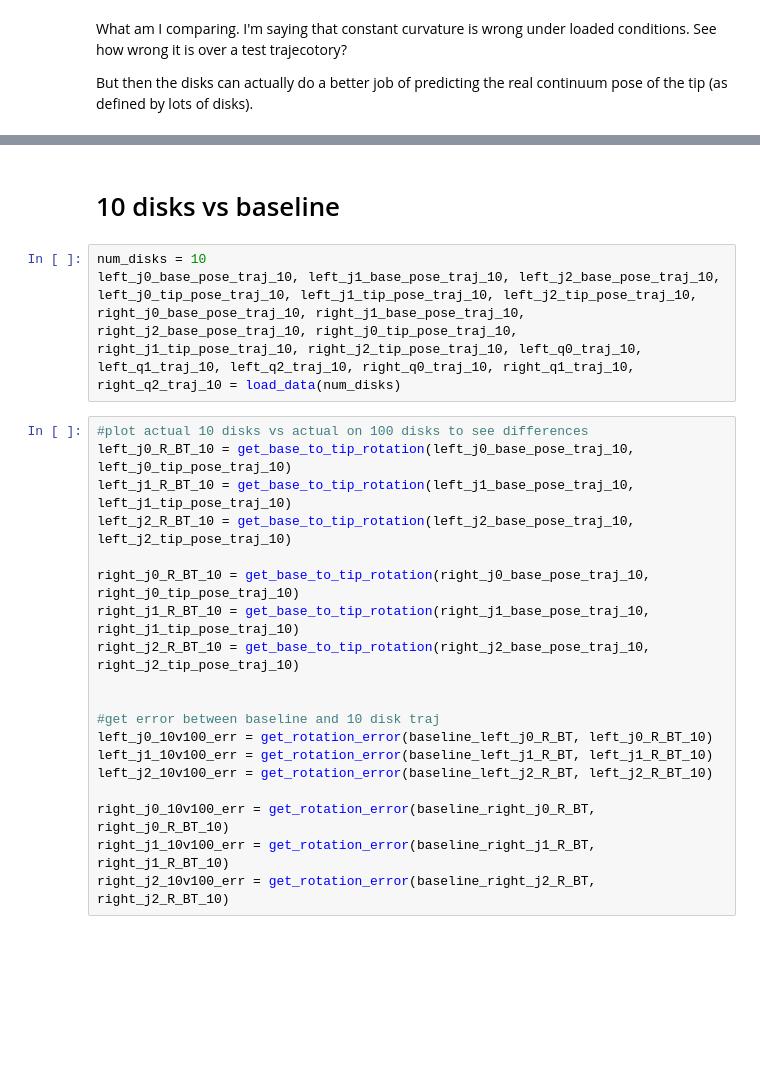
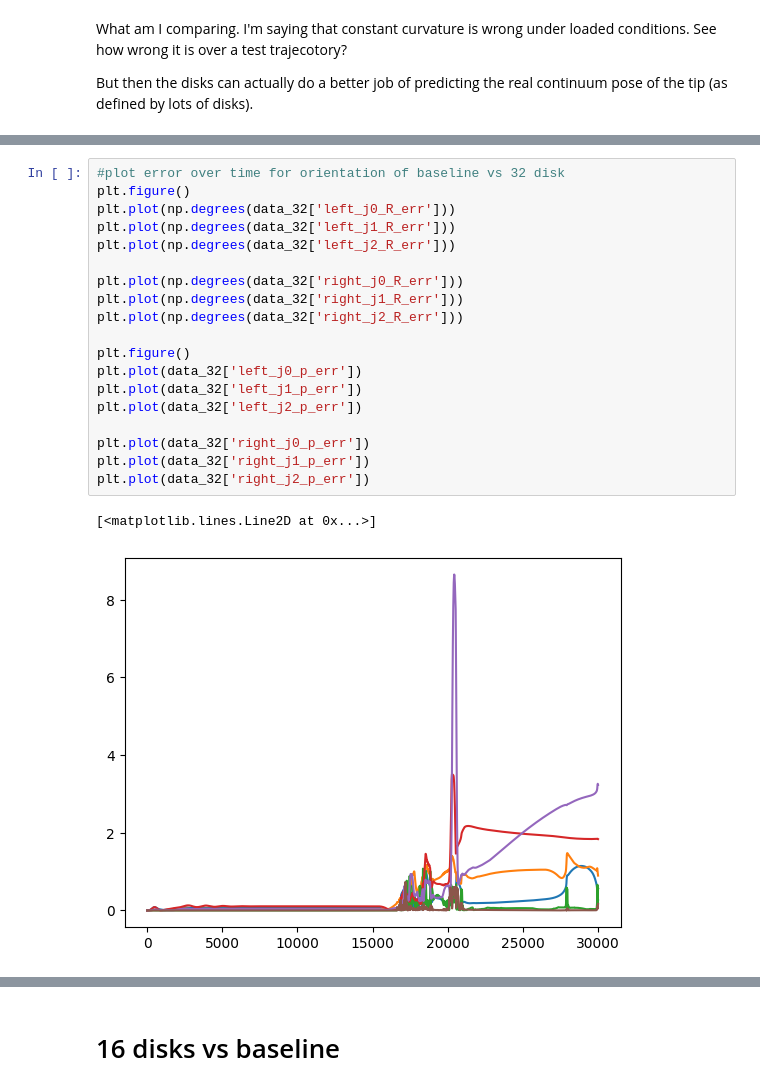
Before and after one commit to byu-rad-lab/baloo-gym, a Jupyter notebook: paper_stuff/constant_curvature_experiment/kinematics_experiment.ipynb, the cells around one changed output, grey strips where cells are left out. Drawn from its saved outputs; the diff is of its cells as text; blank space fills up the shorter version.

```diff
--- a/paper_stuff/constant_curvature_experiment/kinematics_experiment.ipynb
+++ b/paper_stuff/constant_curvature_experiment/kinematics_experiment.ipynb
@@ -286,0 +301,22 @@ plt.show()
+# %%
+#plot error over time for orientation of baseline vs 32 disk
+plt.figure()
+plt.plot(np.degrees(data_32['left_j0_R_err']))
+plt.plot(np.degrees(data_32['left_j1_R_err']))
+plt.plot(np.degrees(data_32['left_j2_R_err']))
+
+plt.plot(np.degrees(data_32['right_j0_R_err']))
+plt.plot(np.degrees(data_32['right_j1_R_err']))
+plt.plot(np.degrees(data_32['right_j2_R_err']))
+
+plt.figure()
+plt.plot(data_32['left_j0_p_err'])
+plt.plot(data_32['left_j1_p_err'])
+plt.plot(data_32['left_j2_p_err'])
+
+plt.plot(data_32['right_j0_p_err'])
+plt.plot(data_32['right_j1_p_err'])
+plt.plot(data_32['right_j2_p_err'])
+# %% [output]
+[<matplotlib.lines.Line2D at 0x...>]
+[figure, added]
@@ -287,24 +324,2 @@ plt.show()
 # %% [markdown]
-# 10 disks vs baseline
+# 16 disks vs baseline
-# %%
-num_disks = 10
-left_j0_base_pose_traj_10, left_j1_base_pose_traj_10, left_j2_base_pose_traj_10, left_j0_tip_pose_traj_10, left_j1_tip_pose_traj_10, left_j2_tip_pose_traj_10, right_j0_base_pose_traj_10, right_j1_base_pose_traj_10, right_j2_base_pose_traj_10, right_j0_tip_pose_traj_10, right_j1_tip_pose_traj_10, right_j2_tip_pose_traj_10, left_q0_traj_10, left_q1_traj_10, left_q2_traj_10, right_q0_traj_10, right_q1_traj_10, right_q2_traj_10 = load_data(num_disks)
-# %%
-#plot actual 10 disks vs actual on 100 disks to see differences
-left_j0_R_BT_10 = get_base_to_tip_rotation(left_j0_base_pose_traj_10, left_j0_tip_pose_traj_10)
-left_j1_R_BT_10 = get_base_to_tip_rotation(left_j1_base_pose_traj_10, left_j1_tip_pose_traj_10)
-left_j2_R_BT_10 = get_base_to_tip_rotation(left_j2_base_pose_traj_10, left_j2_tip_pose_traj_10)
-
-right_j0_R_BT_10 = get_base_to_tip_rotation(right_j0_base_pose_traj_10, right_j0_tip_pose_traj_10)
-right_j1_R_BT_10 = get_base_to_tip_rotation(right_j1_base_pose_traj_10, right_j1_tip_pose_traj_10)
-right_j2_R_BT_10 = get_base_to_tip_rotation(right_j2_base_pose_traj_10, right_j2_tip_pose_traj_10)
-
-
-#get error between baseline and 10 disk traj
-left_j0_10v100_err = get_rotation_error(baseline_left_j0_R_BT, left_j0_R_BT_10)
-left_j1_10v100_err = get_rotation_error(baseline_left_j1_R_BT, left_j1_R_BT_10)
-left_j2_10v100_err = get_rotation_error(baseline_left_j2_R_BT, left_j2_R_BT_10)
-
-right_j0_10v100_err = get_rotation_error(baseline_right_j0_R_BT, right_j0_R_BT_10)
-right_j1_10v100_err = get_rotation_error(baseline_right_j1_R_BT, right_j1_R_BT_10)
-right_j2_10v100_err = get_rotation_error(baseline_right_j2_R_BT, right_j2_R_BT_10)
```
Also changed, not shown: parts of 39 cells of this notebook, 3 other files.
